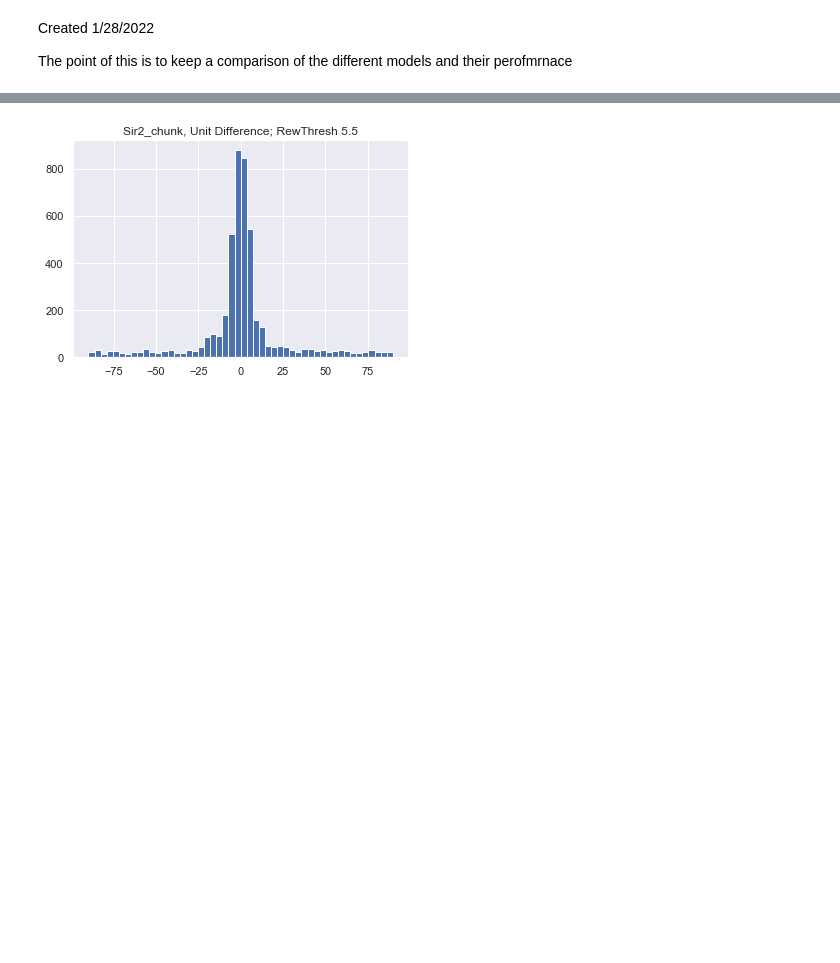
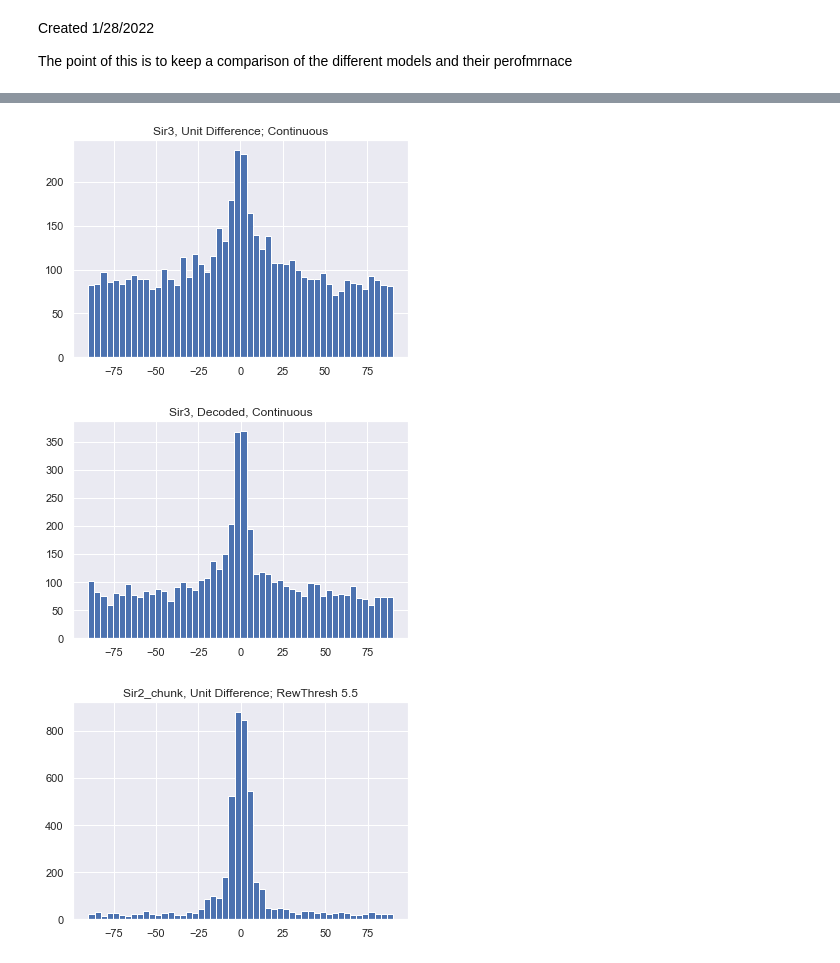
Before and after one commit to AneriSoni/workingmemory, a Jupyter notebook: analysis/ModelComparisons.ipynb, the cells around one changed output, grey strips where cells are left out. Drawn from its saved outputs; the diff is of its cells as text; code cells hidden in the pictures; blank space fills up the shorter version.

```diff
--- a/analysis/ModelComparisons.ipynb
+++ b/analysis/ModelComparisons.ipynb
@@ -13,47 +62,50 @@ from decodedoutputdefs import Precision #class with the compiled definitions
 # %%
-base = "Z:/leabra/examples/workingmemory/sir3/results/Ring/2Stripe/RewThresh55/"
+# base = "Z:/leabra/examples/workingmemory/sir3/results/Ring/2Stripe/RewThresh55/"
+# files = os.listdir(base)
+# full_files = [base+f for f in files if 'EpcLog' not in f]
+# p = Precision()
+# err_sir2_chunk_orig = p.mult_models(full_files)
+
+# plt.figure()
+# plt.hist(err_sir2_chunk_orig, bins = 50)
+# plt.title('Sir3, Unit Difference; RewThresh 5.5')
+# plt.show()
+
+base = "Z:/leabra/examples/workingmemory/sir3/results/Ring/2Stripe/cont/"
 files = os.listdir(base)
 full_files = [base+f for f in files if 'EpcLog' not in f]
 p = Precision()
 err_sir2_chunk_orig = p.mult_models(full_files)
 
 plt.figure()
 plt.hist(err_sir2_chunk_orig, bins = 50)
-plt.title('Sir3, Unit Difference; RewThresh 5.5')
+plt.title('Sir3, Unit Difference; Continuous')
 plt.show()
 
-# base = "Z:/leabra/examples/workingmemory/sir3/results/Ring/2Stripe/cont/"
+base = "Z:/leabra/examples/workingmemory/sir3/results/Ring/2Stripe/decodedrew/cont/"
+files = os.listdir(base)
+full_files = [base+f for f in files if 'EpcLog' not in f]
+p = Precision()
+err_sir2_chunk_orig = p.mult_models(full_files)
+
+plt.figure()
+plt.hist(err_sir2_chunk_orig, bins = 50)
+plt.title('Sir3, Decoded, Continuous')
+plt.show()
+
+# base = "Z:/leabra/examples/workingmemory/sir3/results/Ring/2Stripe/decodedrew/RewThresh30new/"
 # files = os.listdir(base)
 # full_files = [base+f for f in files if 'EpcLog' not in f]
 # p = Precision()
 # err_sir2_chunk_orig = p.mult_models(full_files)
 
 # plt.figure()
 # plt.hist(err_sir2_chunk_orig, bins = 50)
-# plt.title('Sir3, Unit Difference; Continuous')
+# plt.title('Sir3, Decoded; RewThresh 30')
 # plt.show()
-
-# base = "Z:/leabra/examples/workingmemory/sir3/results/Ring/2Stripe/decodedrew/cont/"
-# files = os.listdir(base)
-# full_files = [base+f for f in files if 'EpcLog' not in f]
-# p = Precision()
-# err_sir2_chunk_orig = p.mult_models(full_files)
-
-# plt.figure()
-# plt.hist(err_sir2_chunk_orig, bins = 50)
-# plt.title('Sir3, Decoded, Continuous')
-# plt.show()
-
-base = "Z:/leabra/examples/workingmemory/sir3/results/Ring/2Stripe/decodedrew/RewThresh30new/"
-files = os.listdir(base)
-full_files = [base+f for f in files if 'EpcLog' not in f]
-p = Precision()
-err_sir2_chunk_orig = p.mult_models(full_files)
-
-plt.figure()
-plt.hist(err_sir2_chunk_orig, bins = 50)
-plt.title('Sir3, Decoded; RewThresh 30')
-plt.show()
+# %% [output]
+[figure, added]
+[figure, added]
 # %%
 base = "Z:/leabra/examples/workingmemory/sir2_chunk/results/Ring/2Stripe/hybrid/RewThresh55new/"
 files = os.listdir(base)
```
Also changed, not shown: parts of 1 cell of this notebook, 2 other files.
